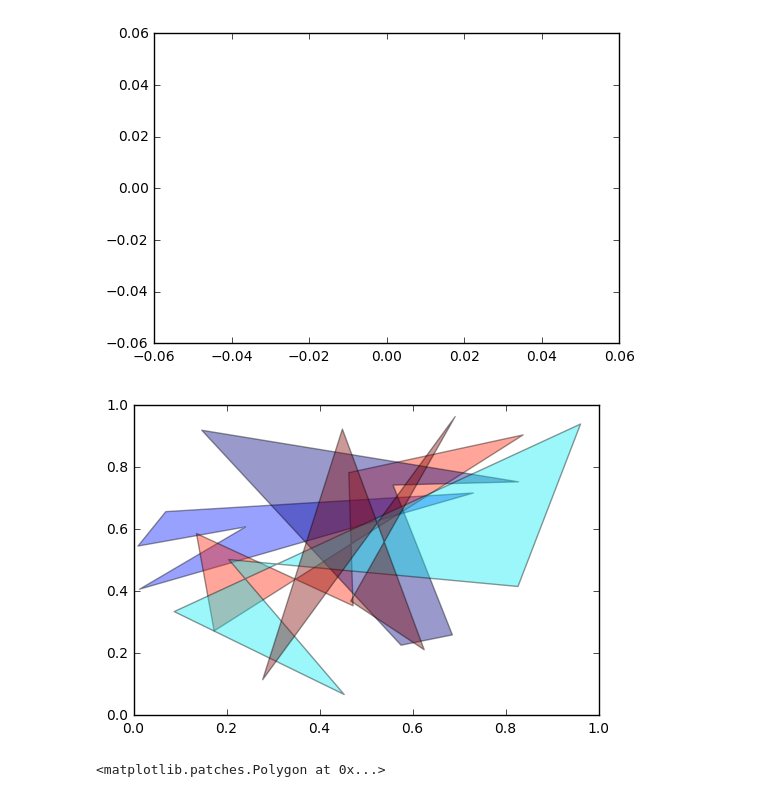
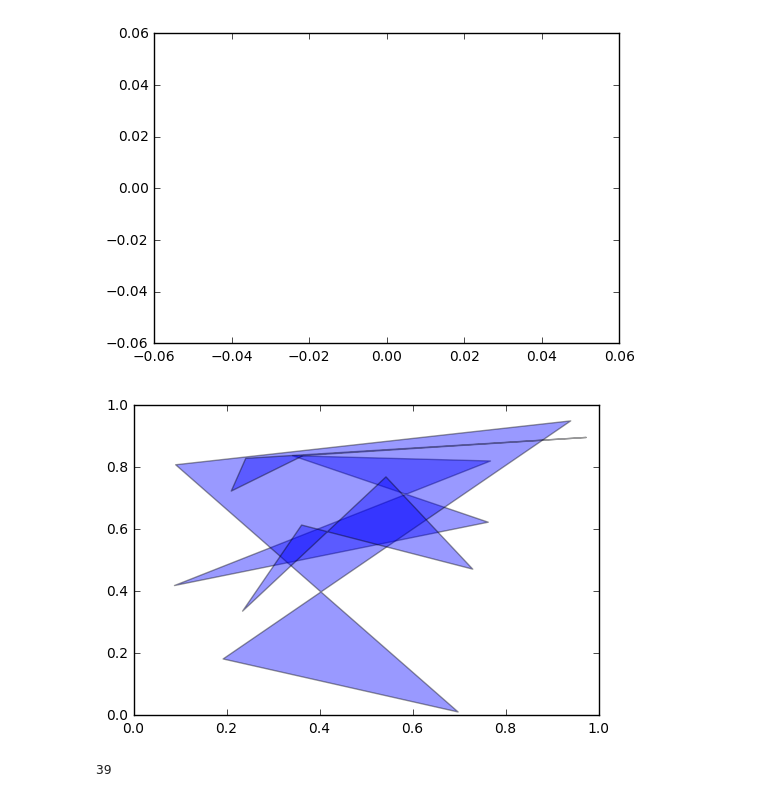
Before and after one commit to CHENPoHeng/UM-SI618, a Jupyter notebook: Project/crimeAnalysis.ipynb, the cells around one changed output. Saved outputs shown, nothing was run; the diff lists cells and outputs as text; code cells hidden in the pictures.

```diff
--- a/Project/crimeAnalysis.ipynb
+++ b/Project/crimeAnalysis.ipynb
@@ -140,29 +134,31 @@ plt.plot()
 # %%
 import numpy as np
 import matplotlib.pyplot as plt
 import matplotlib
 from matplotlib.patches import Polygon
 from matplotlib.collections import PatchCollection
 
 fig, ax = plt.subplots()
 patches = []
-N = 5
+N = 4
 
 for i in range(N):
     polygon = Polygon(np.random.rand(N,2), True)
     patches.append(polygon)
 
 p = PatchCollection(patches, cmap=matplotlib.cm.jet, alpha=0.4)
 
 colors = 100*np.random.rand(len(patches))
-p.set_array(np.array(colors))
 
 ax.add_collection(p)
 
 plt.show()
 # %% [output]
-[figure, old version]
+[figure, new version]
 # %%
 # http://stackoverflow.com/questions/26935701/ploting-filled-polygons-in-python
+patches
+colors
+len(bostonBoundary)
 # %% [output]
-<matplotlib.patches.Polygon at 0x...>
+39
```
Also changed, not shown: parts of 6 cells of this notebook.
